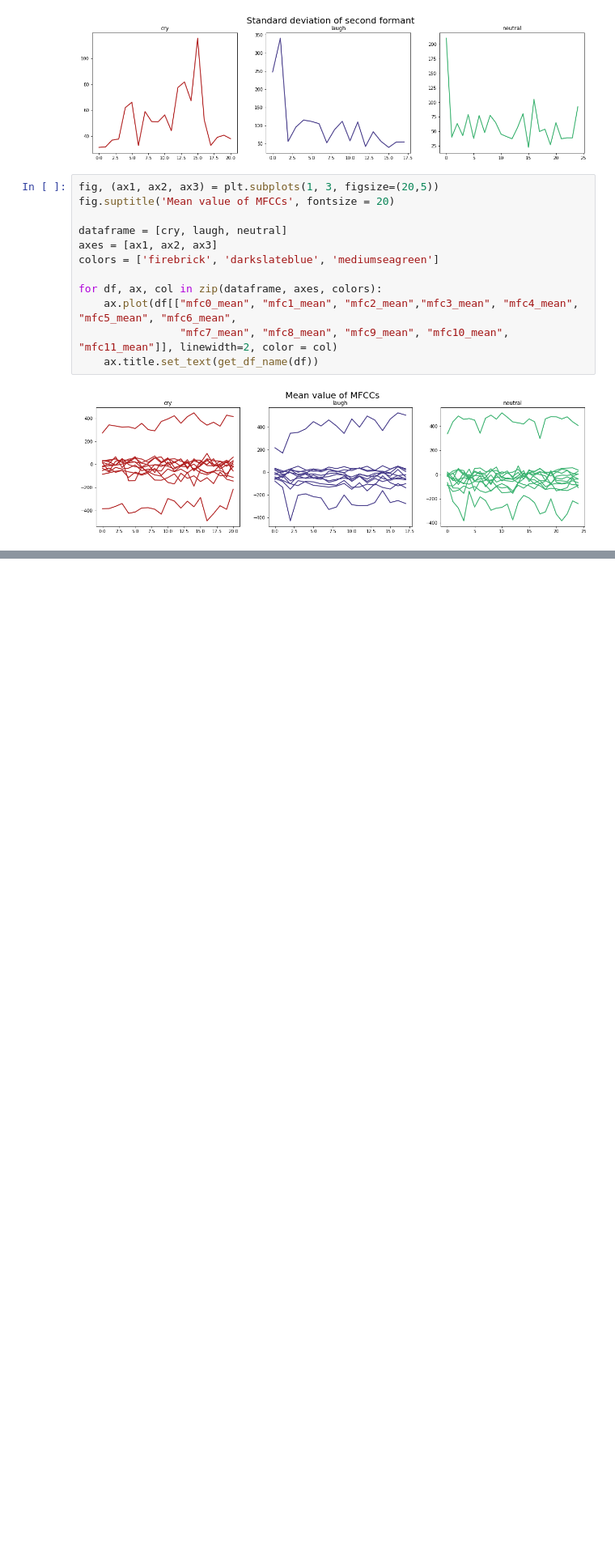
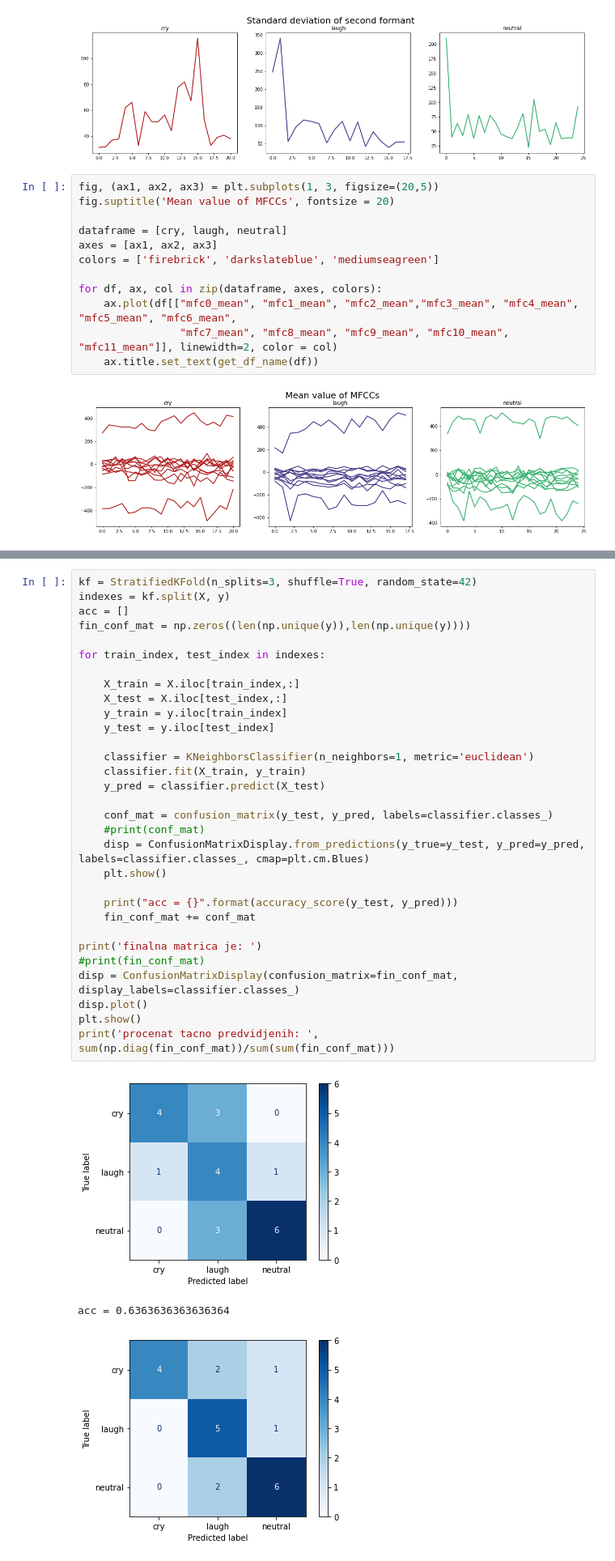
Before and after one commit to Lanak00/ML-audio-classification, a Jupyter notebook: PO_projekat.ipynb, the cells around one changed output, grey strips where cells are left out. Shown at 81% size. Drawn from its saved outputs; the diff is of its cells as text; blank space fills up the shorter version.

```diff
--- a/PO_projekat.ipynb
+++ b/PO_projekat.ipynb
@@ -349,0 +360,35 @@ prosecna osetljivost je:  0.3460317460317461
+# %%
+kf = StratifiedKFold(n_splits=3, shuffle=True, random_state=42)
+indexes = kf.split(X, y)
+acc = []
+fin_conf_mat = np.zeros((len(np.unique(y)),len(np.unique(y))))
+
+for train_index, test_index in indexes:
+
+    X_train = X.iloc[train_index,:]
+    X_test = X.iloc[test_index,:]
+    y_train = y.iloc[train_index]
+    y_test = y.iloc[test_index]
+
+    classifier = KNeighborsClassifier(n_neighbors=1, metric='euclidean')
+    classifier.fit(X_train, y_train)
+    y_pred = classifier.predict(X_test)
+
+    conf_mat = confusion_matrix(y_test, y_pred, labels=classifier.classes_)
+    #print(conf_mat)
+    disp = ConfusionMatrixDisplay.from_predictions(y_true=y_test, y_pred=y_pred, labels=classifier.classes_, cmap=plt.cm.Blues)
+    plt.show()
+
+    print("acc = {}".format(accuracy_score(y_test, y_pred)))
+    fin_conf_mat += conf_mat
+
+print('finalna matrica je: ')
+#print(fin_conf_mat)
+disp = ConfusionMatrixDisplay(confusion_matrix=fin_conf_mat, display_labels=classifier.classes_)
+disp.plot()
+plt.show()
+print('procenat tacno predvidjenih: ', sum(np.diag(fin_conf_mat))/sum(sum(fin_conf_mat)))
+# %% [output]
+[figure, added]
+acc = 0.6363636363636364
+[figure, added]
```
Also changed, not shown: parts of 34 cells of this notebook.
